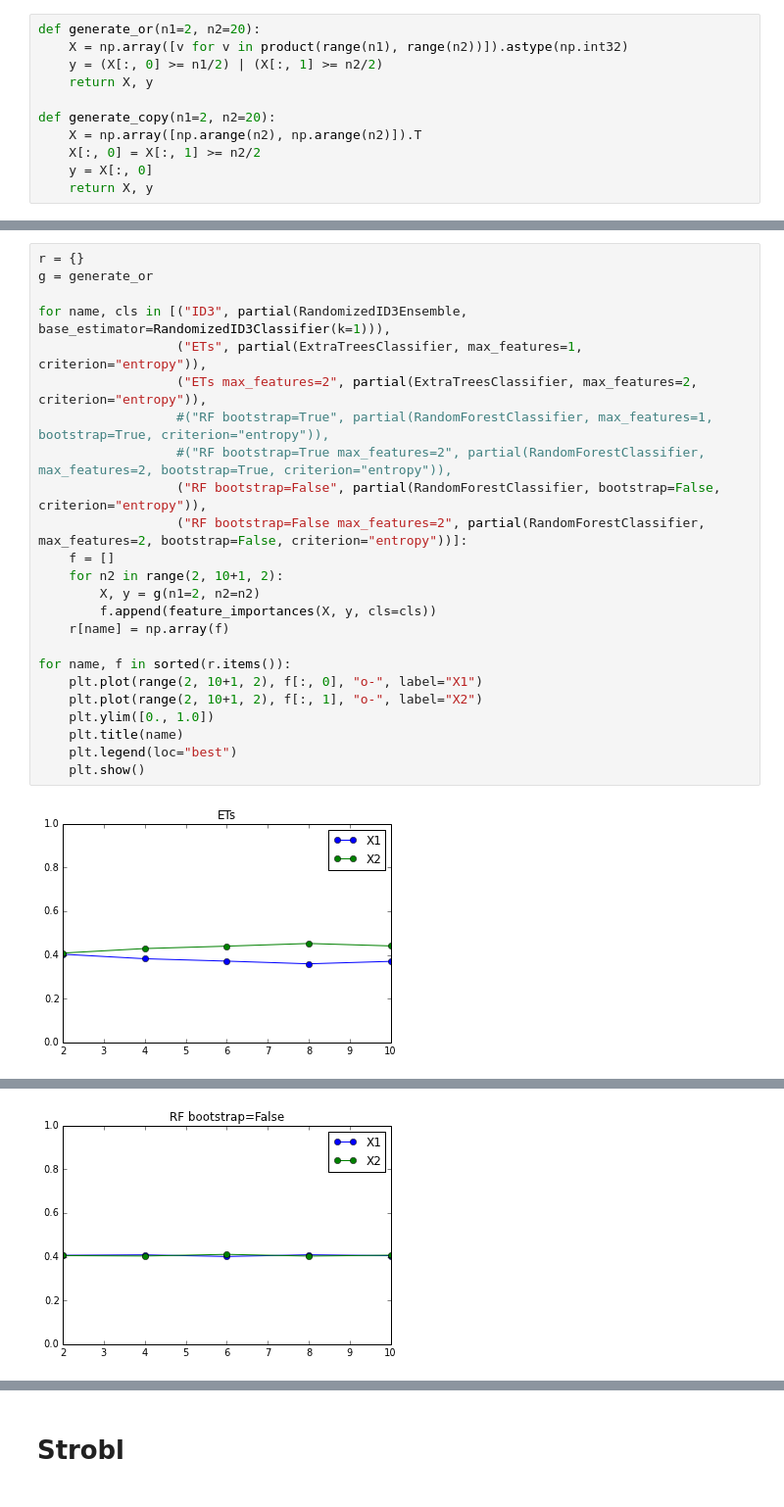
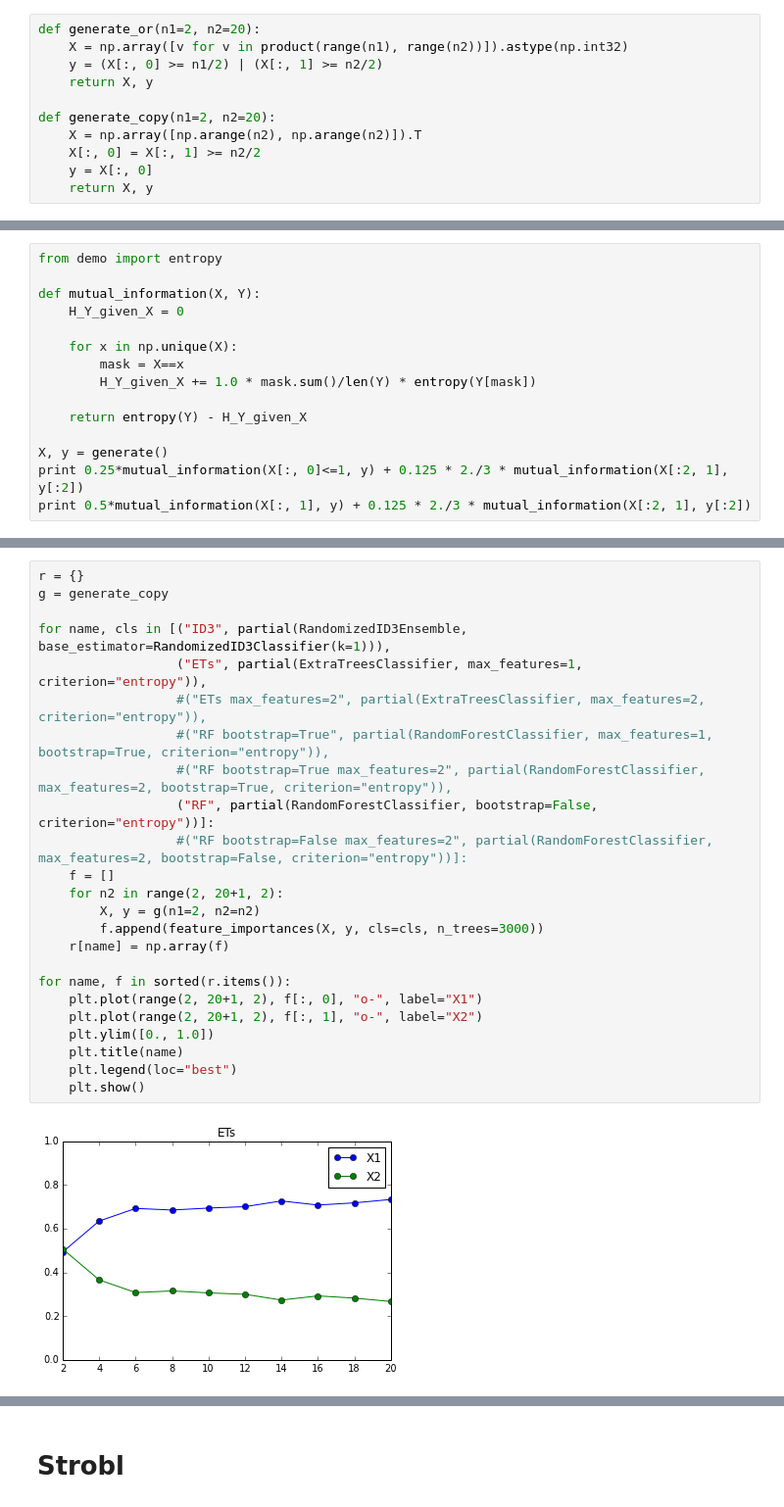
Before and after one commit to glouppe/phd-thesis, a Jupyter notebook: scripts/ch7_bias.ipynb, the cells around one changed output, grey strips where cells are left out. Shown at 98% size. Drawn from its saved outputs; the diff is of its cells as text.

```diff
--- a/scripts/ch7_bias.ipynb
+++ b/scripts/ch7_bias.ipynb
@@ -69 +69,16 @@ print df
 [figure]
+# %%
+from demo import entropy
+
+def mutual_information(X, Y):
+    H_Y_given_X = 0
+
+    for x in np.unique(X):
+        mask = X==x
+        H_Y_given_X += 1.0 * mask.sum()/len(Y) * entropy(Y[mask])
+
+    return entropy(Y) - H_Y_given_X
+
+X, y = generate()
+print 0.25*mutual_information(X[:, 0]<=1, y) + 0.125 * 2./3 * mutual_information(X[:2, 1], y[:2])
+print 0.5*mutual_information(X[:, 1], y) + 0.125 * 2./3 * mutual_information(X[:2, 1], y[:2])
@@ -70,26 +92,26 @@ print df
 # %%
 r = {}
-g = generate_or
+g = generate_copy
 
 for name, cls in [("ID3", partial(RandomizedID3Ensemble, base_estimator=RandomizedID3Classifier(k=1))),
                   ("ETs", partial(ExtraTreesClassifier, max_features=1, criterion="entropy")),
-                  ("ETs max_features=2", partial(ExtraTreesClassifier, max_features=2, criterion="entropy")),
+                  #("ETs max_features=2", partial(ExtraTreesClassifier, max_features=2, criterion="entropy")),
                   #("RF bootstrap=True", partial(RandomForestClassifier, max_features=1, bootstrap=True, criterion="entropy")),
                   #("RF bootstrap=True max_features=2", partial(RandomForestClassifier, max_features=2, bootstrap=True, criterion="entropy")),
-                  ("RF bootstrap=False", partial(RandomForestClassifier, bootstrap=False, criterion="entropy")),
-                  ("RF bootstrap=False max_features=2", partial(RandomForestClassifier, max_features=2, bootstrap=False, criterion="entropy"))]:
+                  ("RF", partial(RandomForestClassifier, bootstrap=False, criterion="entropy"))]:
+                  #("RF bootstrap=False max_features=2", partial(RandomForestClassifier, max_features=2, bootstrap=False, criterion="entropy"))]:
     f = []
-    for n2 in range(2, 10+1, 2):
+    for n2 in range(2, 20+1, 2):
         X, y = g(n1=2, n2=n2)
-        f.append(feature_importances(X, y, cls=cls))
+        f.append(feature_importances(X, y, cls=cls, n_trees=3000))
     r[name] = np.array(f)
 
 for name, f in sorted(r.items()):
-    plt.plot(range(2, 10+1, 2), f[:, 0], "o-", label="X1")
-    plt.plot(range(2, 10+1, 2), f[:, 1], "o-", label="X2")
+    plt.plot(range(2, 20+1, 2), f[:, 0], "o-", label="X1")
+    plt.plot(range(2, 20+1, 2), f[:, 1], "o-", label="X2")
     plt.ylim([0., 1.0])
     plt.title(name)
     plt.legend(loc="best")
     plt.show()
 # %% [output]
-[figure, old version]
+[figure, new version]
@@ -98 +119,0 @@ for name, f in sorted(r.items()):
-[figure, removed]
```
Also changed, not shown: parts of 4 cells of this notebook, 3 other files.
